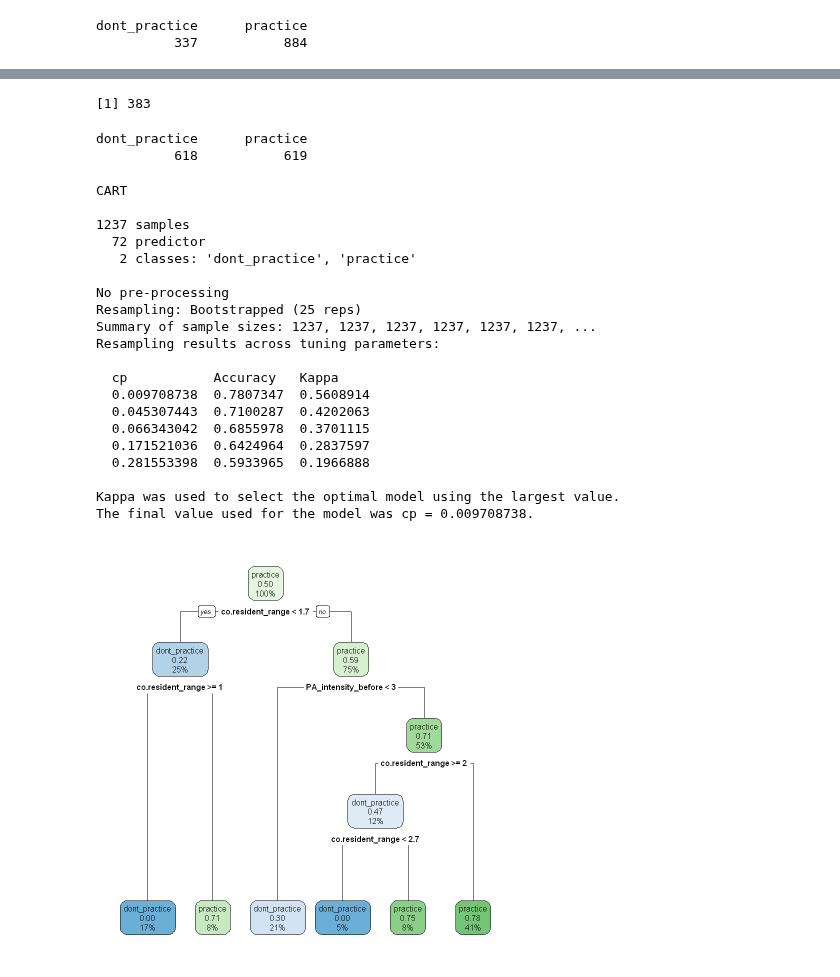
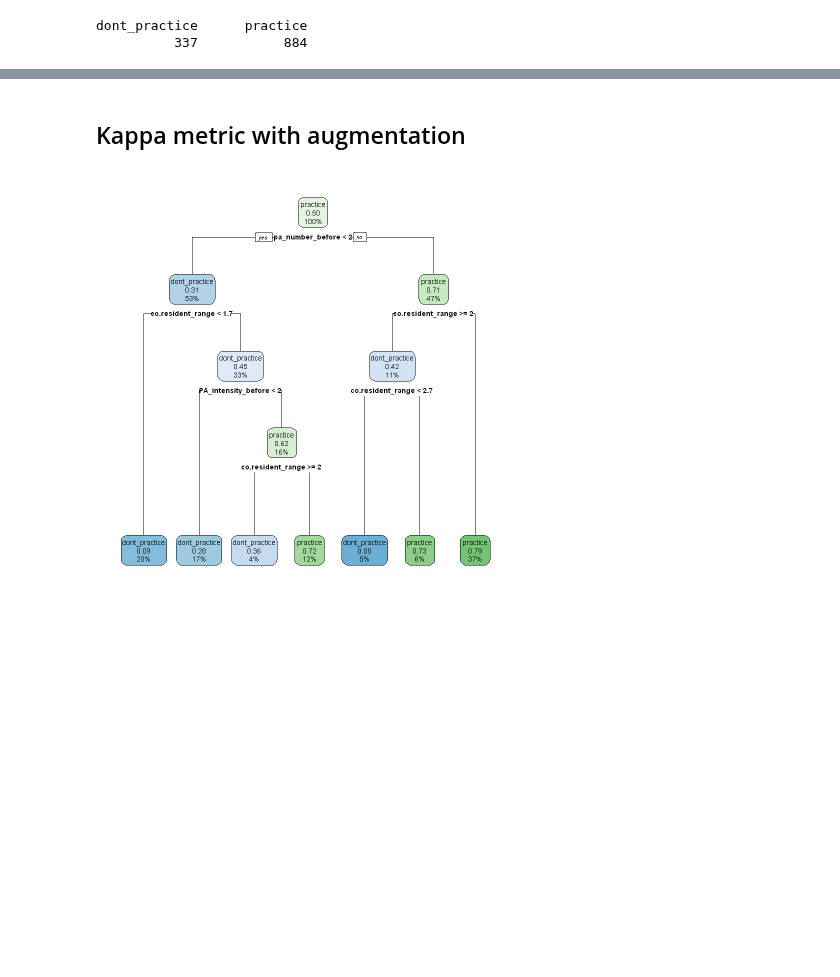
Before and after one commit to LASOS-INT/Barreiras-e-Facilitadores, a Jupyter notebook: R-notebooks/Script-main.ipynb, the cells around one changed output, grey strips where cells are left out. Cells and saved outputs as stored; diff of their text form; code cells hidden in the pictures; blank space fills up the shorter version.

```diff
--- a/R-notebooks/Script-main.ipynb
+++ b/R-notebooks/Script-main.ipynb
@@ -167,5 +187,7 @@ $zone
 # %%
-summary(before_dataset[, ncol(before_dataset)])
+summary(before_dataset[, "PA_practice_during"])
+ycol_number <- ncol(before_dataset) - 1
+ycol_name <- colnames(before_dataset[ycol_number])
 # %% [output]
 dont_practice      practice
           337           884
@@ -176,0 +203,13 @@ teste <- before_dataset[-lista_treino,]
+# %%
+treino.aug <<- treino
+
+n = nrow(treino[treino["PA_practice_during"]=="practice",]) - nrow(treino[treino["PA_practice_during"]=="dont_practice",])
+print(n)
+j=1
+while(j<n){
+  cand = GenerateMultipleCandidates(data=treino, Class="dont_practice", col=ycol_number, Prob=0.9, amount=1)
+  if(!anyNA(cand)){
+    treino.aug <<- rbind(treino.aug, cand)
+    j=j+1
+  }
+}
@@ -177,8 +220,7 @@ teste <- before_dataset[-lista_treino,]
 # %%
 form = as.formula(paste("PA_practice_during",'~.'))
 modelo <<- train(form , data=treino, method="rpart", metric="Kappa", trControl = trainControl(method = "boot"), tuneLength = 5)
-print(modelo)
 pred <<- predict(modelo, teste)
-confM <<- confusionMatrix(pred, teste[,ncol(before_dataset)])
+confM <<- confusionMatrix(pred, teste[,"PA_practice_during"])
 rpart.plot(modelo$finalModel)
 # %% [output]
@@ -224,56 +246,15 @@ Prediction      dont_practice practice
 
        'Positive' Class : dont_practice
-# %%
-treino.aug <<- treino
-
-n = nrow(treino[treino["PA_practice_during"]=="practice",]) - nrow(treino[treino["PA_practice_during"]=="dont_practice",])
-print(n)
-j=1
-while(j<n){
-  cand = GenerateMultipleCandidates(data=treino, Class="dont_practice", col=ncol(before_dataset), Prob=0.9, amount=1)
-  if(!anyNA(cand)){
-    treino.aug <<- rbind(treino.aug, cand)
-    j=j+1
-  }
-}
-# %% [output]
-[1] 383
-# %%
-summary(treino.aug[, "PA_practice_during"])
-# %% [output]
-dont_practice      practice
-          618           619
+# %% [markdown]
+## Kappa metric with augmentation
 # %%
 form = as.formula(paste("PA_practice_during",'~.'))
 modelo.aug <<- train(form , data=treino.aug, method="rpart", metric="Kappa", trControl = trainControl(method = "boot"), tuneLength = 5)
-print(modelo.aug)
 pred.aug <<- predict(modelo.aug, teste)
-confM.aug <<- confusionMatrix(pred.aug, teste[,ncol(before_dataset)])
-
-
+confM.aug <<- confusionMatrix(pred.aug, teste[,ycol_number])
 rpart.plot(modelo.aug$finalModel)
 # %% [output]
-CART
-
-1237 samples
-  72 predictor
-   2 classes: 'dont_practice', 'practice'
-
-No pre-processing
-Resampling: Bootstrapped (25 reps)
-Summary of sample sizes: 1237, 1237, 1237, 1237, 1237, 1237, ...
-Resampling results across tuning parameters:
-
-  cp           Accuracy   Kappa
-  0.009708738  0.7807347  0.5608914
-  0.045307443  0.7100287  0.4202063
-  0.066343042  0.6855978  0.3701115
-  0.171521036  0.6424964  0.2837597
-  0.281553398  0.5933965  0.1966888
-
-Kappa was used to select the optimal model using the largest value.
-The final value used for the model was cp = 0.009708738.
-[figure, old version]
+[figure, new version]
 # %%
 print(confM.aug)
 # %% [output]
```
Also changed, not shown: parts of 28 cells of this notebook, 3 other files.
